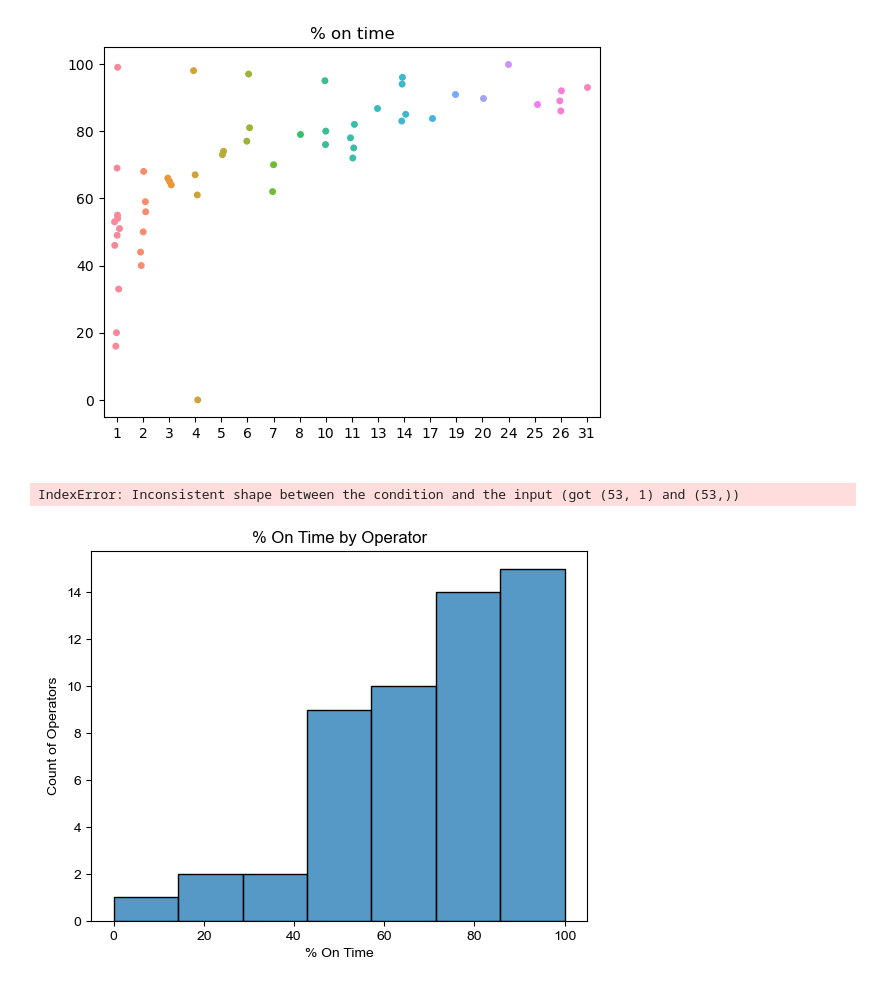
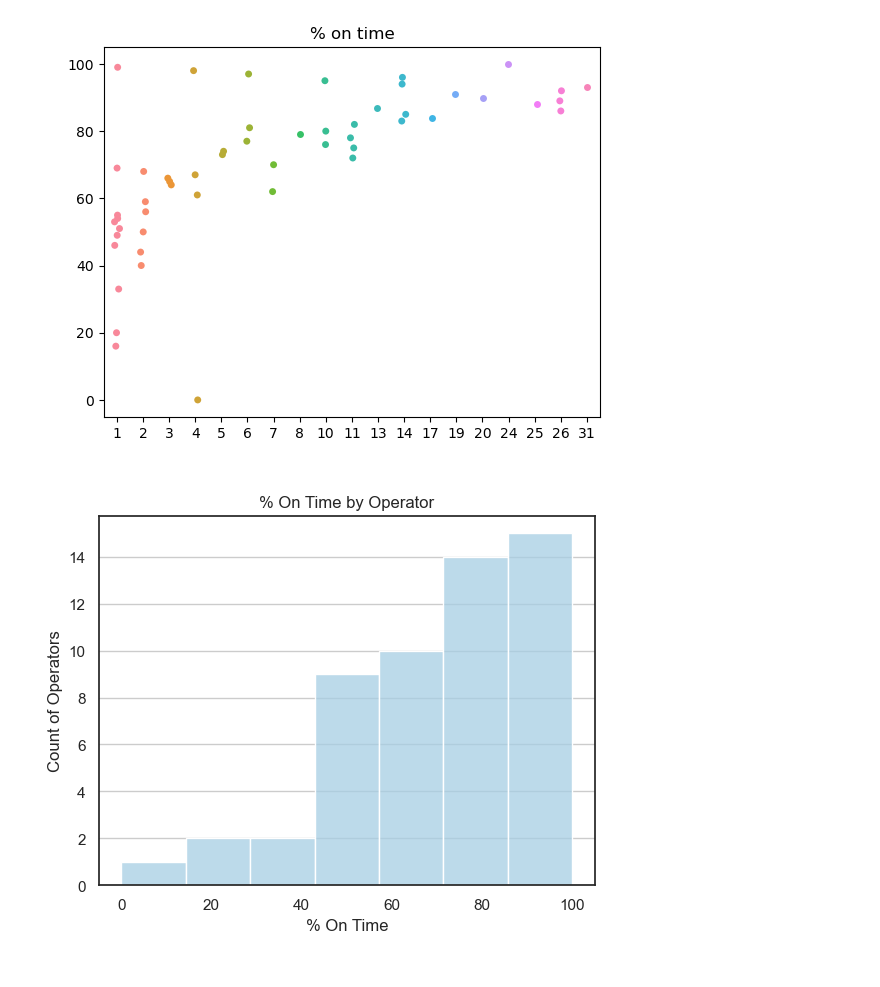
Before and after one commit to NSS-Data-Analytics-Cohort-7/wego-shut_up_and_take_my_query, a Jupyter notebook: notebooks/wego_five_otp.ipynb, the cells around one changed output. Saved outputs shown, nothing was run; the diff lists cells and outputs as text; code cells hidden in the pictures.

Commit message:
graph lines

```diff
--- a/notebooks/wego_five_otp.ipynb
+++ b/notebooks/wego_five_otp.ipynb
@@ -250,10 +252,8 @@ sns.color_palette = ['Paried']
 # %% [output]
 [figure]
 # %%
-sns.heatmap(data=time_pct['pct_on_time']).set(title = '% on time',xlabel=' ',ylabel=' ')
-sns.color_palette = ['Paried']
+#sns.heatmap(data=time_pct['pct_on_time']).set(title = '% on time',xlabel=' ',ylabel=' ')
+#sns.color_palette = ['Paried']
-# %% [output]
-IndexError: Inconsistent shape between the condition and the input (got (53, 1) and (53,))
 # %%
 # plot histogram
 ax = sns.histplot(flights[‘passengers’], color=’#9d94ba’, bins=10, kde=False)
@@ -269,6 +269,8 @@ for p in ax.patches:
 # %%
 ax = sns.histplot(x = 'pct_on_time',
                   data=time_pct).set(title = '% On Time by Operator',ylabel='Count of Operators',xlabel='% On Time')
-sns.set_theme(style='whitegrid', palette=('Paired'), font='sans-serif', font_scale=1, color_codes=True, rc=None)
+#sns.set_theme(style='whitegrid',palette=('Paired'), font='sans-serif', font_scale=1, color_codes=True, rc=None)
+sns.set_theme(style='white', palette=('Paired'), font='sans-serif', font_scale=1, color_codes=True, rc=None)
+plt.grid(visible = True, axis = 'y')
 # %% [output]
-[figure, old version]
+[figure, new version]
```
Also changed, not shown: parts of 1 cell of this notebook, 1 other file.
